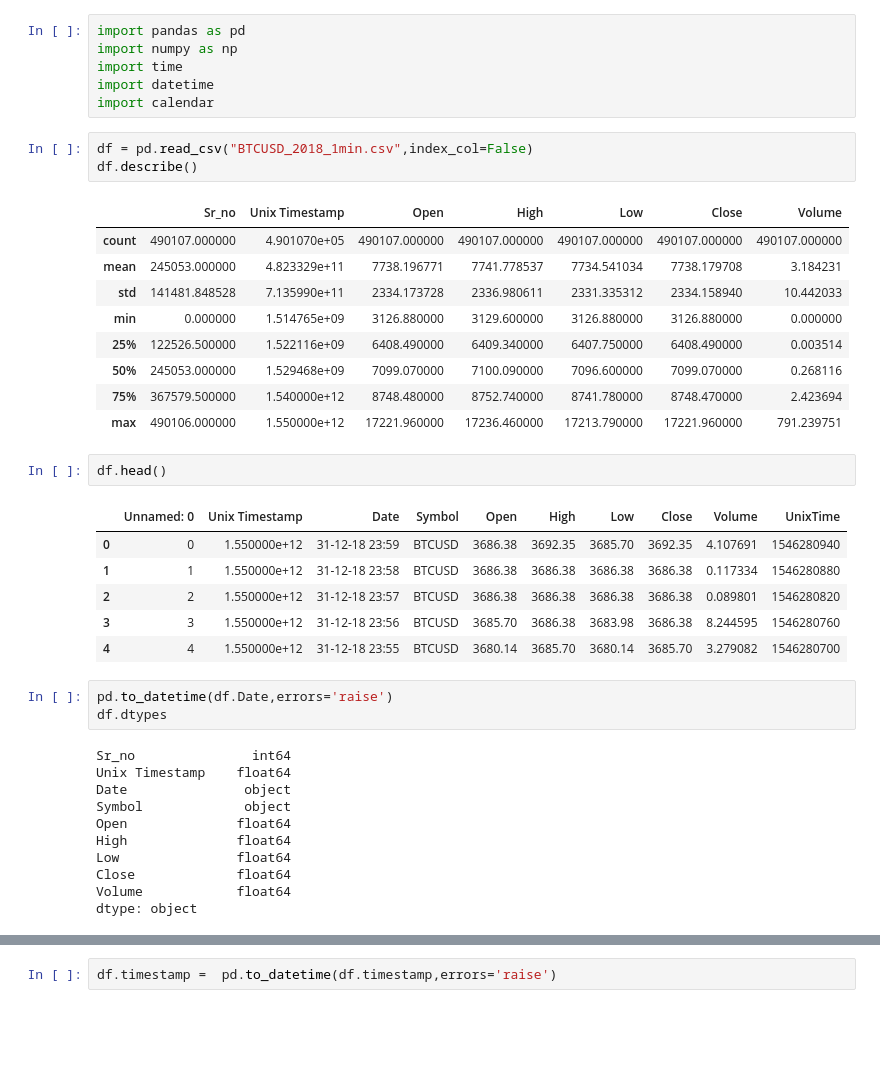
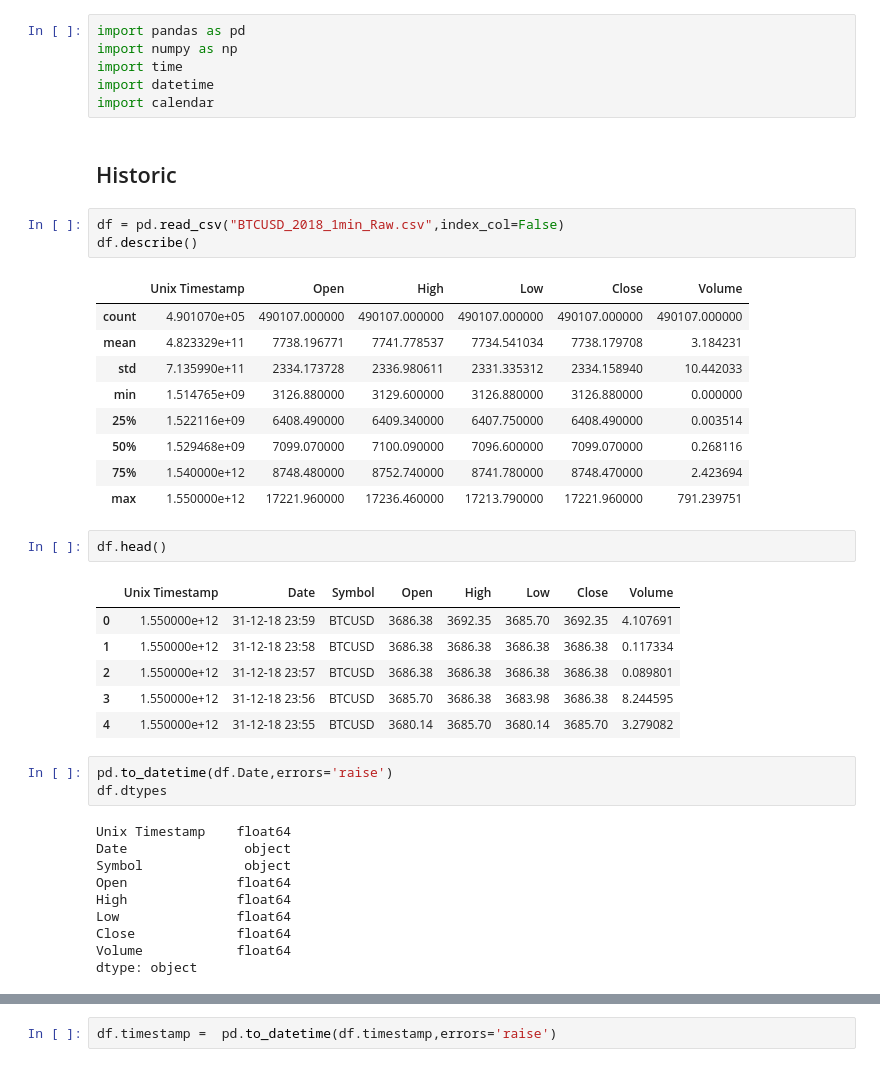
Before and after one commit to InamdarAbid/PredictCrypto, a Jupyter notebook: RandomForest/Timestamp.ipynb, the cells around one changed output, grey strips where cells are left out. Cells and saved outputs as stored; diff of their text form; blank space fills up the shorter version.

```diff
--- a/RandomForest/Timestamp.ipynb
+++ b/RandomForest/Timestamp.ipynb
@@ -4,33 +4,34 @@ import numpy as np
 import time
 import datetime
 import calendar
+# %% [markdown]
+## Historic
 # %%
-df = pd.read_csv("BTCUSD_2018_1min.csv",index_col=False)
+df = pd.read_csv("BTCUSD_2018_1min_Raw.csv",index_col=False)
 df.describe()
 # %% [output]
-|  | Sr_no | Unix Timestamp | Open | High | Low | Close | Volume |
-| count | 490107.000000 | 4.901070e+05 | 490107.000000 | 490107.000000 | 490107.000000 | 490107.000000 | 490107.000000 |
-| mean | 245053.000000 | 4.823329e+11 | 7738.196771 | 7741.778537 | 7734.541034 | 7738.179708 | 3.184231 |
-| std | 141481.848528 | 7.135990e+11 | 2334.173728 | 2336.980611 | 2331.335312 | 2334.158940 | 10.442033 |
-| min | 0.000000 | 1.514765e+09 | 3126.880000 | 3129.600000 | 3126.880000 | 3126.880000 | 0.000000 |
-| 25% | 122526.500000 | 1.522116e+09 | 6408.490000 | 6409.340000 | 6407.750000 | 6408.490000 | 0.003514 |
-| 50% | 245053.000000 | 1.529468e+09 | 7099.070000 | 7100.090000 | 7096.600000 | 7099.070000 | 0.268116 |
-| 75% | 367579.500000 | 1.540000e+12 | 8748.480000 | 8752.740000 | 8741.780000 | 8748.470000 | 2.423694 |
-| max | 490106.000000 | 1.550000e+12 | 17221.960000 | 17236.460000 | 17213.790000 | 17221.960000 | 791.239751 |
+|  | Unix Timestamp | Open | High | Low | Close | Volume |
+| count | 4.901070e+05 | 490107.000000 | 490107.000000 | 490107.000000 | 490107.000000 | 490107.000000 |
+| mean | 4.823329e+11 | 7738.196771 | 7741.778537 | 7734.541034 | 7738.179708 | 3.184231 |
+| std | 7.135990e+11 | 2334.173728 | 2336.980611 | 2331.335312 | 2334.158940 | 10.442033 |
+| min | 1.514765e+09 | 3126.880000 | 3129.600000 | 3126.880000 | 3126.880000 | 0.000000 |
+| 25% | 1.522116e+09 | 6408.490000 | 6409.340000 | 6407.750000 | 6408.490000 | 0.003514 |
+| 50% | 1.529468e+09 | 7099.070000 | 7100.090000 | 7096.600000 | 7099.070000 | 0.268116 |
+| 75% | 1.540000e+12 | 8748.480000 | 8752.740000 | 8741.780000 | 8748.470000 | 2.423694 |
+| max | 1.550000e+12 | 17221.960000 | 17236.460000 | 17213.790000 | 17221.960000 | 791.239751 |
 # %%
 df.head()
 # %% [output]
-|  | Unnamed: 0 | Unix Timestamp | Date | Symbol | Open | High | Low | Close | Volume | UnixTime |
-| 0 | 0 | 1.550000e+12 | 31-12-18 23:59 | BTCUSD | 3686.38 | 3692.35 | 3685.70 | 3692.35 | 4.107691 | 1546280940 |
-| 1 | 1 | 1.550000e+12 | 31-12-18 23:58 | BTCUSD | 3686.38 | 3686.38 | 3686.38 | 3686.38 | 0.117334 | 1546280880 |
-| 2 | 2 | 1.550000e+12 | 31-12-18 23:57 | BTCUSD | 3686.38 | 3686.38 | 3686.38 | 3686.38 | 0.089801 | 1546280820 |
-| 3 | 3 | 1.550000e+12 | 31-12-18 23:56 | BTCUSD | 3685.70 | 3686.38 | 3683.98 | 3686.38 | 8.244595 | 1546280760 |
-| 4 | 4 | 1.550000e+12 | 31-12-18 23:55 | BTCUSD | 3680.14 | 3685.70 | 3680.14 | 3685.70 | 3.279082 | 1546280700 |
+|  | Unix Timestamp | Date | Symbol | Open | High | Low | Close | Volume |
+| 0 | 1.550000e+12 | 31-12-18 23:59 | BTCUSD | 3686.38 | 3692.35 | 3685.70 | 3692.35 | 4.107691 |
+| 1 | 1.550000e+12 | 31-12-18 23:58 | BTCUSD | 3686.38 | 3686.38 | 3686.38 | 3686.38 | 0.117334 |
+| 2 | 1.550000e+12 | 31-12-18 23:57 | BTCUSD | 3686.38 | 3686.38 | 3686.38 | 3686.38 | 0.089801 |
+| 3 | 1.550000e+12 | 31-12-18 23:56 | BTCUSD | 3685.70 | 3686.38 | 3683.98 | 3686.38 | 8.244595 |
+| 4 | 1.550000e+12 | 31-12-18 23:55 | BTCUSD | 3680.14 | 3685.70 | 3680.14 | 3685.70 | 3.279082 |
 # %%
 pd.to_datetime(df.Date,errors='raise')
 df.dtypes
 # %% [output]
-Sr_no               int64
 Unix Timestamp    float64
 Date               object
 Symbol             object
```
Also changed, not shown: parts of 20 cells of this notebook, 3 other files.
